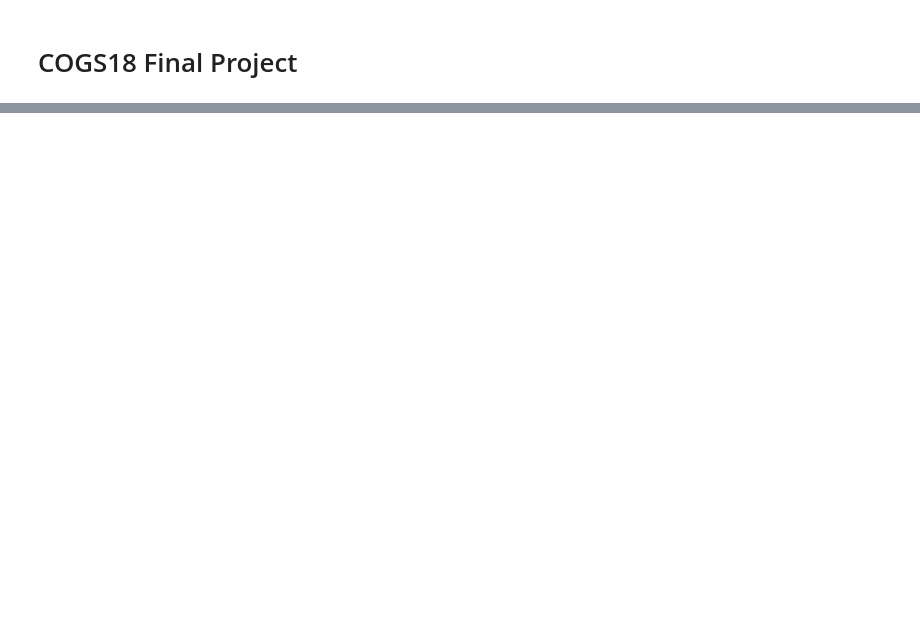
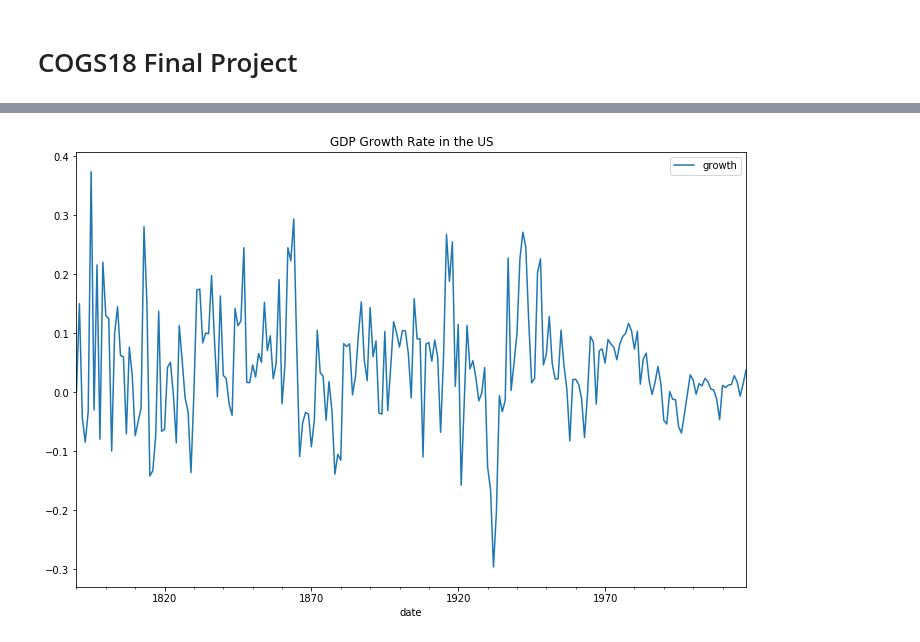
Before and after one commit to Surfincolin/positive-speak, a Jupyter notebook: PositiveSpeak.ipynb, the cells around one changed output, grey strips where cells are left out. Drawn from its saved outputs; the diff is of its cells as text; code cells hidden in the pictures; blank space fills up the shorter version.

Commit message:
add gdp functionality to gdphelper

```diff
--- a/PositiveSpeak.ipynb
+++ b/PositiveSpeak.ipynb
@@ -95,3 +39,27 @@ plt.show(growth_chat)
+# %%
+cpi_fileinfo = GDPHelper.FileInfo('./data/USCPI_1774-2018.csv',
+                                  'Year',
+                                  'CPI'
+                                 )
+
+gdp_fileinfo = GDPHelper.FileInfo('./data/USGDP_1790-2018.csv',
+                                  'Year',
+                                  'Nominal GDP (million of Dollars)'
+                                 )
+
+gdp = GDPHelper.GDP(cpi_fileinfo, gdp_fileinfo)
+# %%
+# increase plot sizes
+fig_size = plt.rcParams.get('figure.figsize')
+fig_size[0] = 12
+fig_size[1] = 8
+plt.rcParams['figure.figsize'] = fig_size
+
+growth_chat = gdp.gdp_data[['date', 'growth']].plot.line(x = 'date', y = 'growth')
+plt.title('GDP Growth Rate in the US')
+plt.show(growth_chat)
+# %% [output]
+[figure, added]
 # %%
 title_rx = re.compile(r'title="(.*)"')
 date_rx = re.compile(r'date="(.*)"')
```
Also changed, not shown: parts of 11 cells of this notebook, 3 other files.
